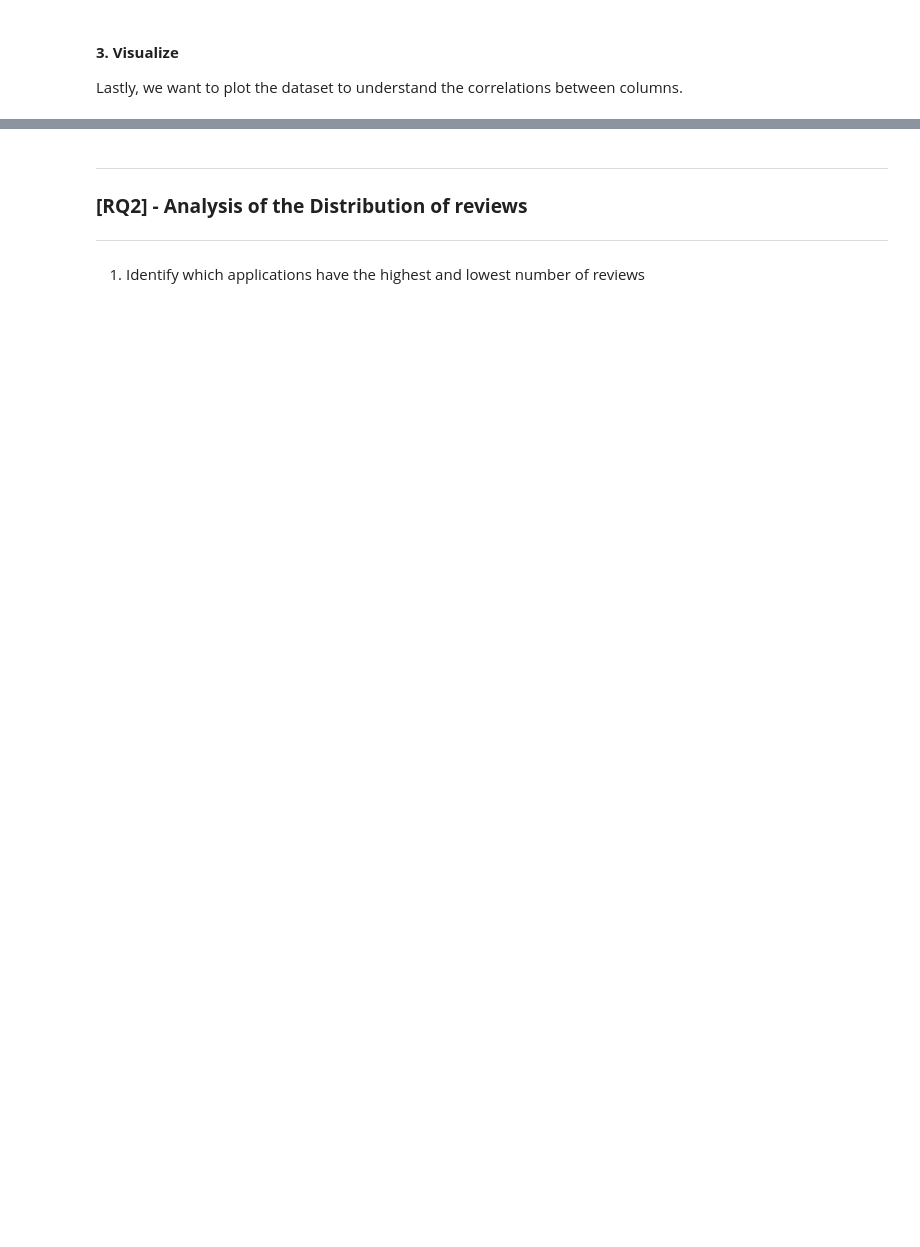
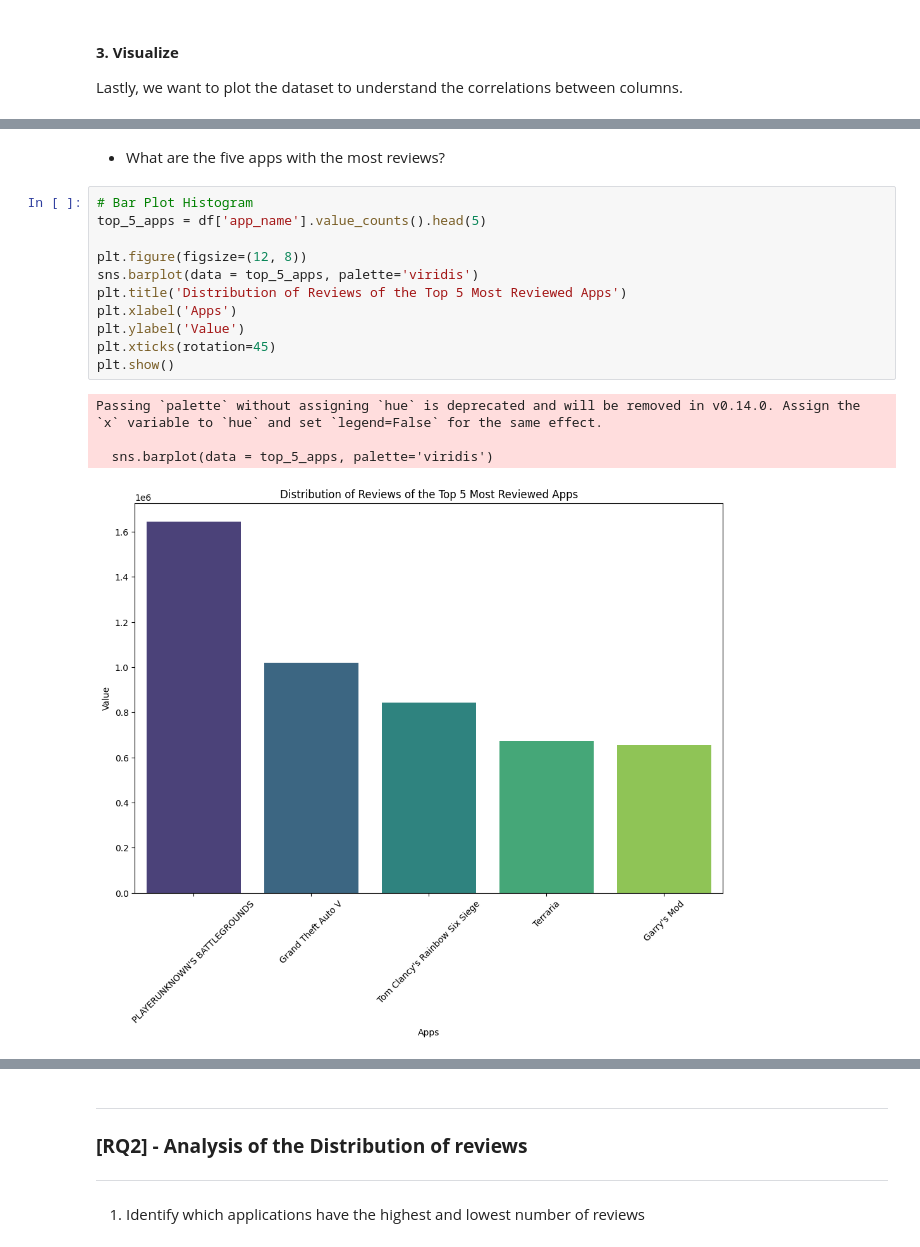
Before and after one commit to zimmy11/ADM-HW2, a Jupyter notebook: main.ipynb, the cells around one changed output, grey strips where cells are left out. Saved outputs shown, nothing was run; the diff lists cells and outputs as text; blank space fills up the shorter version.

```diff
--- a/main.ipynb
+++ b/main.ipynb
@@ -149,0 +200,18 @@ functions.visualize(df)
+# %% [markdown]
+- What are the five apps with the most reviews?
+# %%
+# Bar Plot Histogram
+top_5_apps = df['app_name'].value_counts().head(5)
+
+plt.figure(figsize=(12, 8))
+sns.barplot(data = top_5_apps, palette='viridis')
+plt.title('Distribution of Reviews of the Top 5 Most Reviewed Apps')
+plt.xlabel('Apps')
+plt.ylabel('Value')
+plt.xticks(rotation=45)
+plt.show()
+# %% [output]
+Passing `palette` without assigning `hue` is deprecated and will be removed in v0.14.0. Assign the `x` variable to `hue` and set `legend=False` for the same effect.
+
+  sns.barplot(data = top_5_apps, palette='viridis')
+[figure, added]
```
Also changed, not shown: parts of 49 cells of this notebook, 1 other file.
